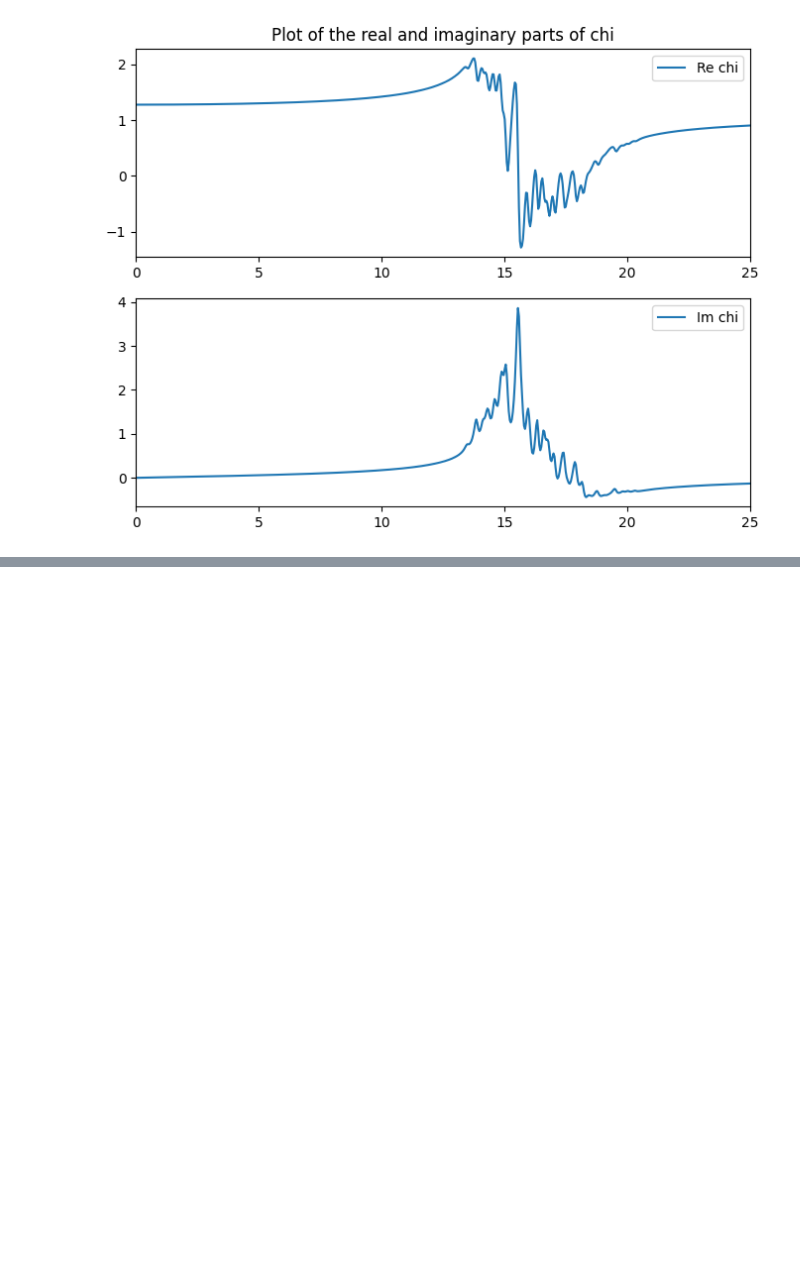
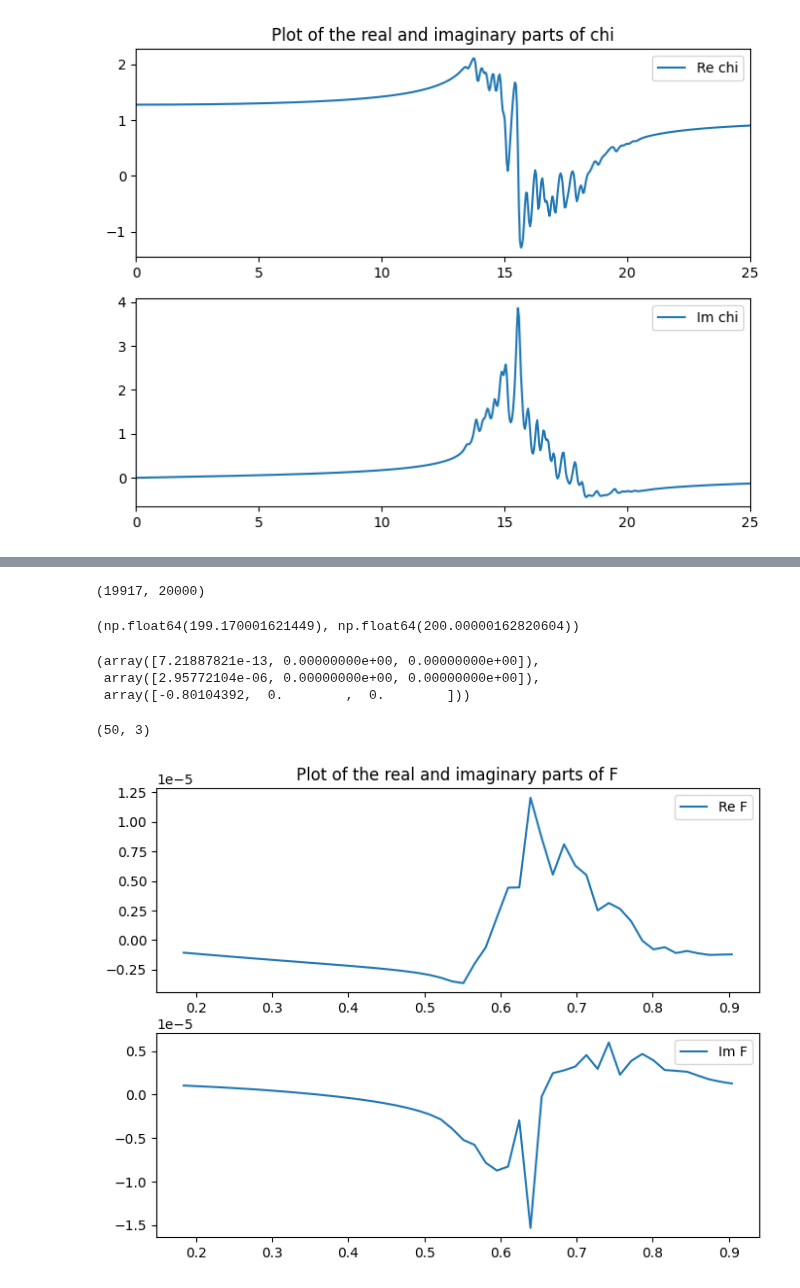
Before and after one commit to marcodalessandro76/MPPI, a Jupyter notebook: sphinx_source/tutorials/Analysis_Optics.ipynb, the cells around one changed output, grey strips where cells are left out. Drawn from its saved outputs; the diff is of its cells as text; code cells hidden in the pictures; blank space fills up the shorter version.

```diff
--- a/sphinx_source/tutorials/Analysis_Optics.ipynb
+++ b/sphinx_source/tutorials/Analysis_Optics.ipynb
@@ -136,0 +65,3 @@ t_initial = 4.1341373336561364
+# %%
+file = 'YamboParser_test/nl_results/LiF-sine_pulse-time_200fs-step_10as/ndb.Nonlinear'
+data = P.YamboNLDBParser(file)
@@ -136,0 +72,2 @@ t_initial = 4.1341373336561364
+# %%
+nl = NL.Xn_from_sine(data,Trange=[-1,-1])
@@ -136,0 +82,24 @@ t_initial = 4.1341373336561364
+# %%
+iT = nl.set_time_sampling(0)
+iT
+# %% [output]
+(19917, 20000)
+# %%
+nl.time[iT[0]]/C.FsToAu,nl.time[iT[1]]/C.FsToAu
+# %% [output]
+(np.float64(199.170001621449), np.float64(200.00000162820604))
+# %%
+nl.eval_harmonic_fit(0)
+# %% [output]
+(array([7.21887821e-13, 0.00000000e+00, 0.00000000e+00]),
+ array([2.95772104e-06, 0.00000000e+00, 0.00000000e+00]),
+ array([-0.80104392,  0.        ,  0.        ]))
+# %%
+p_w = nl.eval_harm_pol_w()
+p_w.shape
+# %% [output]
+(50, 3)
+# %%
+U.Plot_ComplexArray(nl.fields_freqs,p_w[:,0])
+# %% [output]
+[figure, added]
```
Also changed, not shown: parts of 30 cells of this notebook, 54 other files.
